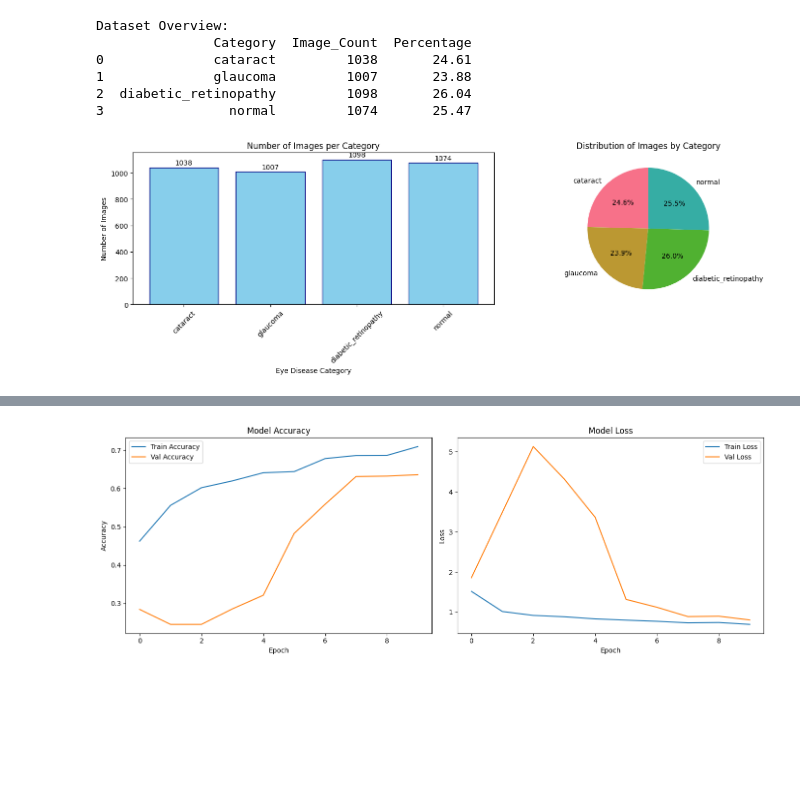
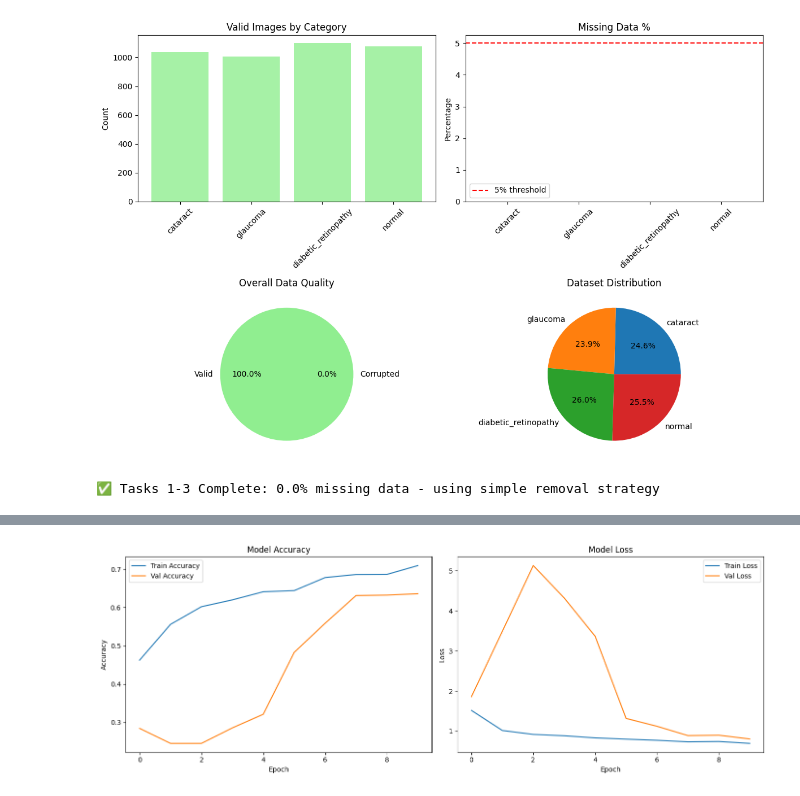
Before and after one commit to IsaacJM03/Recess-Project-Year-2, a Jupyter notebook: eye_disease.ipynb, the cells around one changed output, grey strips where cells are left out. Saved outputs shown, nothing was run; the diff lists cells and outputs as text; code cells hidden in the pictures; blank space fills up the shorter version.

```diff
--- a/eye_disease.ipynb
+++ b/eye_disease.ipynb
@@ -14,18 +16,13 @@ This dataset contains eye disease images categorized into:
 # %%
+# Essential imports
 import os
 import pandas as pd
 import numpy as np
 import matplotlib.pyplot as plt
 import seaborn as sns
 from PIL import Image
-import cv2
-from pathlib import Path
 import warnings
 warnings.filterwarnings('ignore')
 
-# Set up plotting style
-plt.style.use('default')
-sns.set_palette("husl")
-
-print("Libraries imported successfully!")
+print("✅ Libraries imported successfully!")
 # %% [output]
@@ -65,40 +93,35 @@ Total images in dataset: 4217
 # %%
-# Create a DataFrame for dataset overview
-dataset_overview = pd.DataFrame({
-    'Category': list(category_counts.keys()),
-    'Image_Count': list(category_counts.values())
-})
+# Quick visualizations
+fig, ((ax1, ax2), (ax3, ax4)) = plt.subplots(2, 2, figsize=(12, 8))
 
-dataset_overview['Percentage'] = (dataset_overview['Image_Count'] / total_images * 100).round(2)
-
-print("Dataset Overview:")
-print(dataset_overview)
-
-# Visualize the distribution
-fig, (ax1, ax2) = plt.subplots(1, 2, figsize=(15, 5))
-
-# Bar plot
-ax1.bar(dataset_overview['Category'], dataset_overview['Image_Count'], color='skyblue', edgecolor='navy')
-ax1.set_title('Number of Images per Category')
-ax1.set_xlabel('Eye Disease Category')
-ax1.set_ylabel('Number of Images')
+# 1. Dataset distribution
+ax1.bar(df['Category'], df['Valid_Images'], color='lightgreen', alpha=0.8)
+ax1.set_title('Valid Images by Category')
+ax1.set_ylabel('Count')
 ax1.tick_params(axis='x', rotation=45)
 
-# Add value labels on bars
-for i, v in enumerate(dataset_overview['Image_Count']):
-    ax1.text(i, v + 10, str(v), ha='center', va='bottom')
+# 2. Missing data percentage
+ax2.bar(df['Category'], df['Missing_%'], color='coral', alpha=0.8)
+ax2.set_title('Missing Data %')
+ax2.set_ylabel('Percentage')
+ax2.axhline(y=5, color='red', linestyle='--', label='5% threshold')
+ax2.tick_params(axis='x', rotation=45)
+ax2.legend()
 
-# Pie chart
-ax2.pie(dataset_overview['Image_Count'], labels=dataset_overview['Category'], autopct='%1.1f%%', startangle=90)
-ax2.set_title('Distribution of Images by Category')
+# 3. Data quality pie chart
+valid_total = df['Valid_Images'].sum()
+ax3.pie([valid_total, total_corrupted], labels=['Valid', 'Corrupted'],
+        autopct='%1.1f%%', colors=['lightgreen', 'coral'])
+ax3.set_title('Overall Data Quality')
+
+# 4. Category proportions
+ax4.pie(df['Valid_Images'], labels=df['Category'], autopct='%1.1f%%')
+ax4.set_title('Dataset Distribution')
 
 plt.tight_layout()
 plt.show()
+
+print(f"✅ Tasks 1-3 Complete: {overall_missing:.1f}% missing data - using simple removal strategy")
 # %% [output]
+[figure, new version]
-Dataset Overview:
-               Category  Image_Count  Percentage
-0              cataract         1038       24.61
-1              glaucoma         1007       23.88
-2  diabetic_retinopathy         1098       26.04
-3                normal         1074       25.47
+✅ Tasks 1-3 Complete: 0.0% missing data - using simple removal strategy
-[figure, old version]
```
Also changed, not shown: parts of 22 cells of this notebook.
